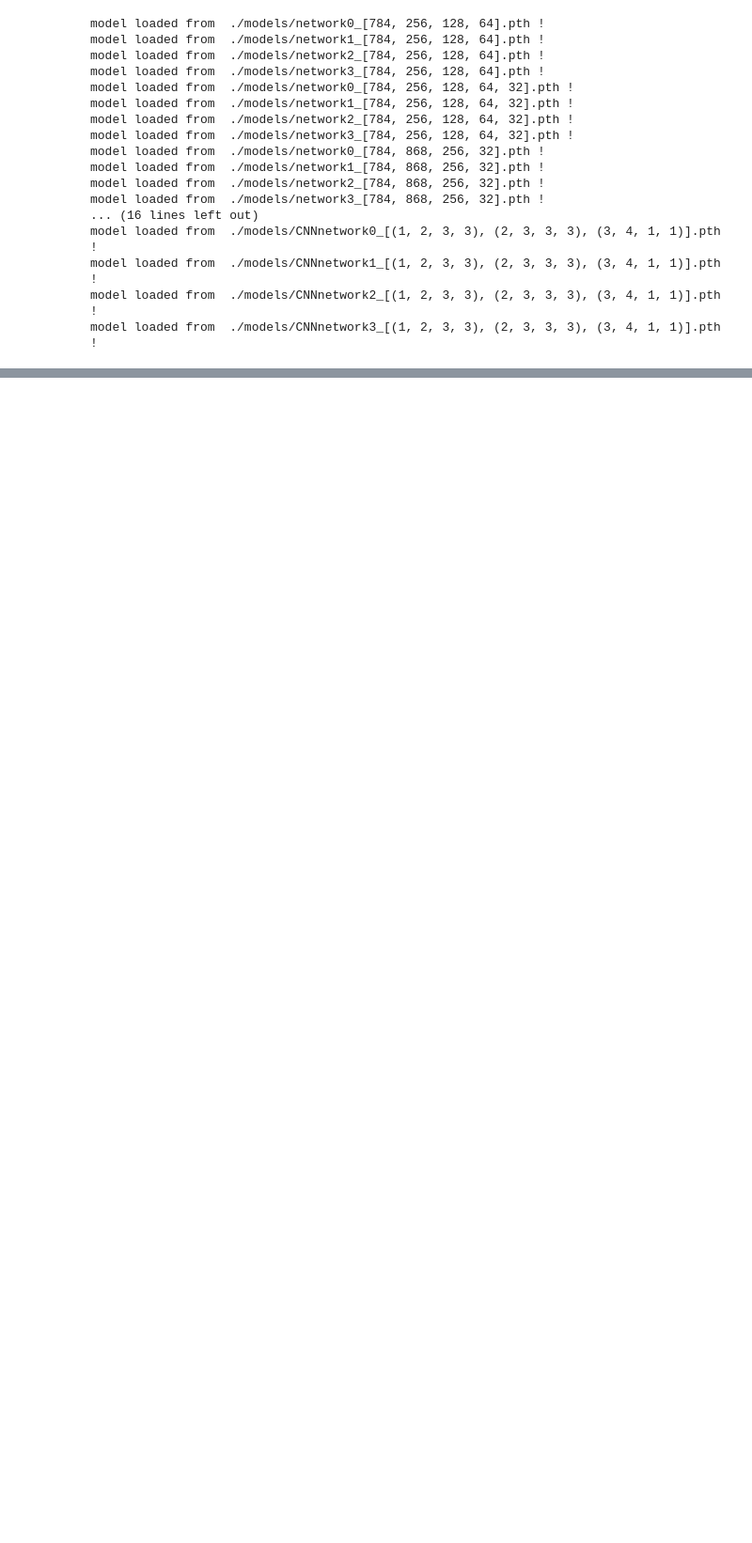
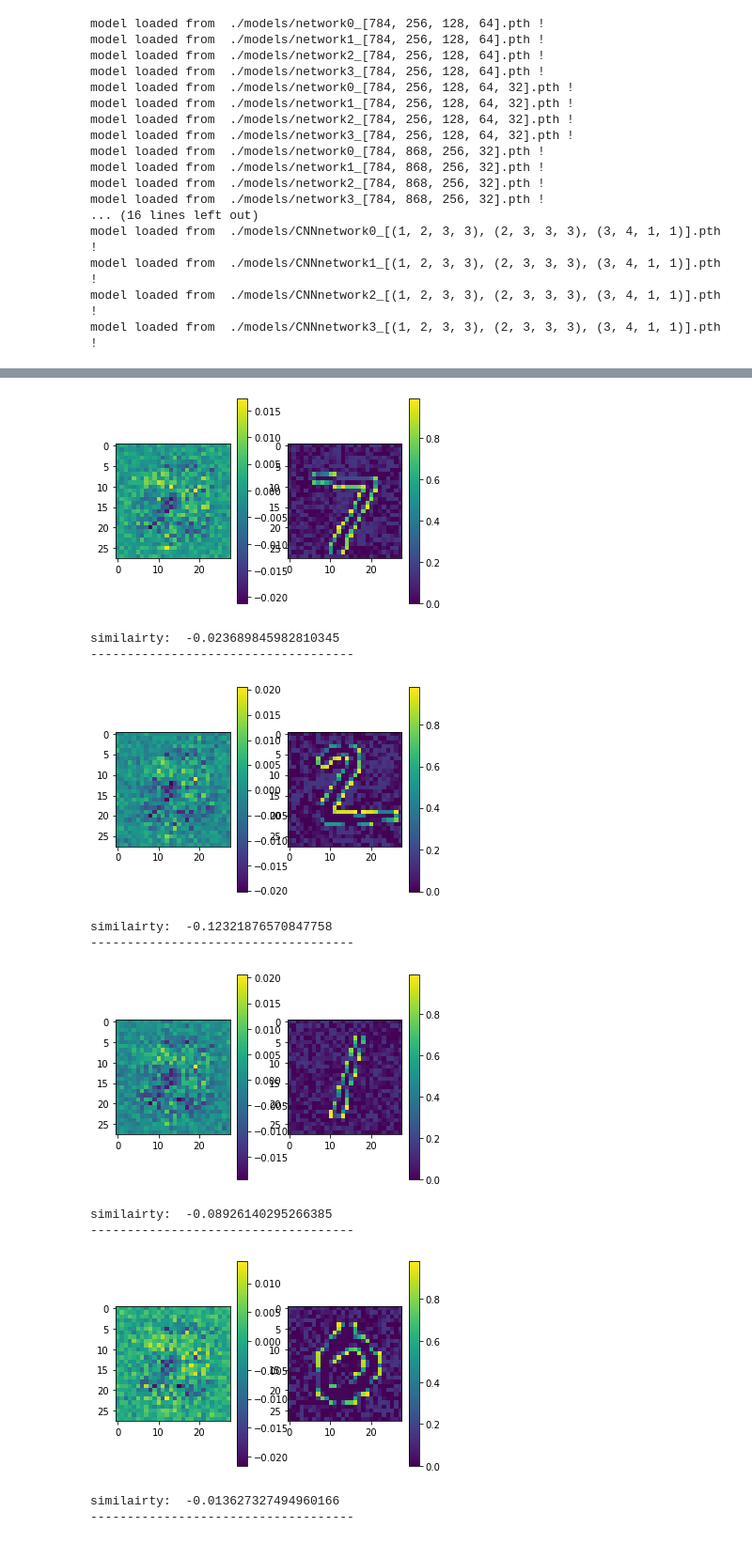
Before and after one commit to elacx/ML, a Jupyter notebook: lime_tests/model_similarity2.ipynb, the cells around one changed output, grey strips where cells are left out. Shown: that part at 94% size. Cells and saved outputs as stored; diff of their text form; code cells hidden in the pictures; blank space fills up the shorter version.

```diff
--- a/lime_tests/model_similarity2.ipynb
+++ b/lime_tests/model_similarity2.ipynb
@@ -317,0 +406,26 @@ build histogram? other type of plot?
+# %%
+for i,(exp,adv) in enumerate(zip(exps,adv_perts)):
+    sim.append(cos_sim(exp,adv))
+    plt.figure(i)
+    plt.subplot(1, 2, 1)
+    plt.imshow(exp.reshape(28,28))
+    plt.colorbar()
+    plt.subplot(1, 2, 2)
+    plt.imshow(adv.reshape(28,28))
+    plt.colorbar()
+    plt.show()
+    print('similairty: ', sim[i])
+    print('------------------------------------')
+# %% [output]
+[figure, added]
+similairty:  -0.023689845982810345
+------------------------------------
+[figure, added]
+similairty:  -0.12321876570847758
+------------------------------------
+[figure, added]
+similairty:  -0.08926140295266385
+------------------------------------
+[figure, added]
+similairty:  -0.013627327494960166
+------------------------------------
```
Also changed, not shown: parts of 12 cells of this notebook, 4 other files.
